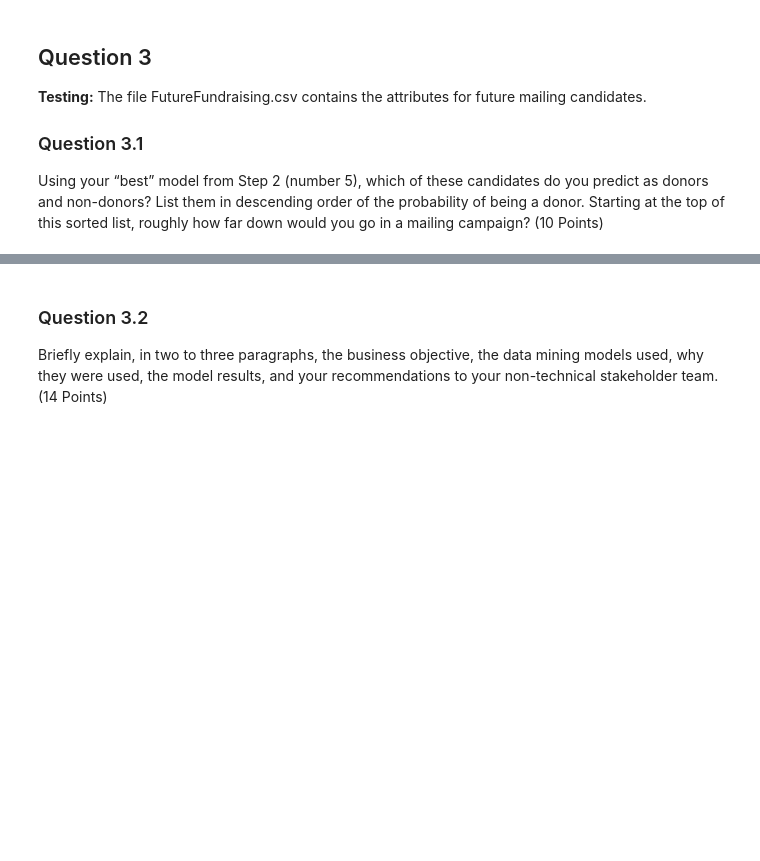
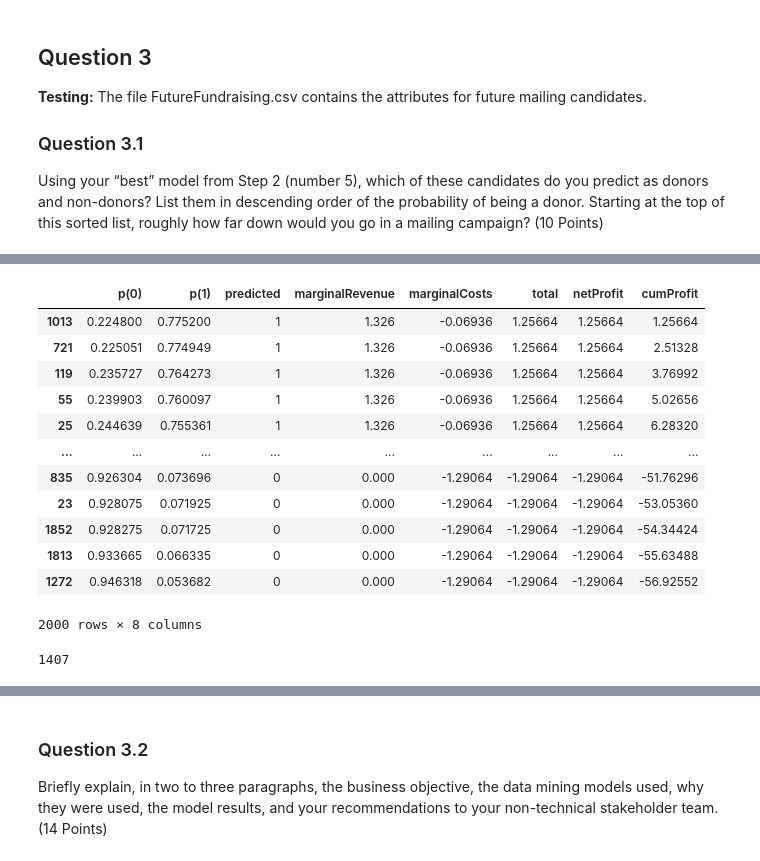
Before and after one commit to zachfreitas/ADS_505_Applied_Data_Sci_for_Business-, a Jupyter notebook: Module_4/Assignment_4/Assignment_4.ipynb, the cells around one changed output, grey strips where cells are left out. Saved outputs shown, nothing was run; the diff lists cells and outputs as text; code cells hidden in the pictures; blank space fills up the shorter version.

```diff
--- a/Module_4/Assignment_4/Assignment_4.ipynb
+++ b/Module_4/Assignment_4/Assignment_4.ipynb
@@ -493,0 +443,3 @@ plt.show()
+# %%
+ff_df = pd.read_csv(FutureFundraising)
+ff_df.head()
@@ -493,0 +454,7 @@ plt.show()
+# %%
+ff_df_copy = ff_df.copy()
+
+ff_df_copy.columns = [d.replace(' ', '_').replace('.', '') for d in ff_df_copy.columns]
+ff_df_copy = ff_df_copy.iloc[: , 2:]
+# df_copy = df_copy.drop('TARGET_D', axis=1)
+ff_df_copy.head()
@@ -494,3 +469,44 @@ plt.show()
+# %%
+# separate target and predictors
+y = ff_df_copy['TARGET_B'].to_numpy()
+X = ff_df_copy.drop(['TARGET_B', 'TARGET_D'], axis=1)
+# %%
+X_norm = scaler.transform(X)
+pred_y = lr.predict_proba(X_norm)
+# %%
+lr_model_proba = lr.predict_proba(X_norm)
+pred_results = pd.DataFrame({'p(0)': [p[0] for p in lr_model_proba],
+                          'p(1)': [p[1] for p in lr_model_proba],
+                          'predicted': lr.predict(X_norm),
+
+                        })
+pred_results = pred_results.sort_values(by=['p(1)'], ascending=False)
+
+pred_results['marginalRevenue'] = pred_results['predicted'].apply(lambda x: (13)/(0.5/0.051) if x==1 else (0)/(0.5/0.949) )
+pred_results['marginalCosts'] = pred_results['predicted'].apply(lambda x: (-0.68)/(0.5/0.051) if x==1 else (-0.68)/(0.5/0.949) )
+pred_results['total'] = pred_results['predicted'].apply(lambda x: (13 - .68)/(0.5/0.051) if x==1 else (-0.68)/(0.5/0.949) )
+pred_results['netProfit'] = pred_results['marginalRevenue'] + pred_results['marginalCosts']
+pred_results['cumProfit'] = pred_results['netProfit'].cumsum()
+pred_results
+# %% [output]
+|  | p(0) | p(1) | predicted | marginalRevenue | marginalCosts | total | netProfit | cumProfit |
+| 1013 | 0.224800 | 0.775200 | 1 | 1.326 | -0.06936 | 1.25664 | 1.25664 | 1.25664 |
+| 721 | 0.225051 | 0.774949 | 1 | 1.326 | -0.06936 | 1.25664 | 1.25664 | 2.51328 |
+| 119 | 0.235727 | 0.764273 | 1 | 1.326 | -0.06936 | 1.25664 | 1.25664 | 3.76992 |
+| 55 | 0.239903 | 0.760097 | 1 | 1.326 | -0.06936 | 1.25664 | 1.25664 | 5.02656 |
+| 25 | 0.244639 | 0.755361 | 1 | 1.326 | -0.06936 | 1.25664 | 1.25664 | 6.28320 |
+| ... | ... | ... | ... | ... | ... | ... | ... | ... |
+| 835 | 0.926304 | 0.073696 | 0 | 0.000 | -1.29064 | -1.29064 | -1.29064 | -51.76296 |
+| 23 | 0.928075 | 0.071925 | 0 | 0.000 | -1.29064 | -1.29064 | -1.29064 | -53.05360 |
+| 1852 | 0.928275 | 0.071725 | 0 | 0.000 | -1.29064 | -1.29064 | -1.29064 | -54.34424 |
+| 1813 | 0.933665 | 0.066335 | 0 | 0.000 | -1.29064 | -1.29064 | -1.29064 | -55.63488 |
+| 1272 | 0.946318 | 0.053682 | 0 | 0.000 | -1.29064 | -1.29064 | -1.29064 | -56.92552 |
+2000 rows × 8 columns
+# %%
+profit_max = pred_results[pred_results['cumProfit'] == pred_results['cumProfit'].max()].index[0]
+profit_max
+# %% [output]
+1407
 # %%
 # Profit Maximizing point
 profit_max
```
Also changed, not shown: parts of 20 cells of this notebook.
